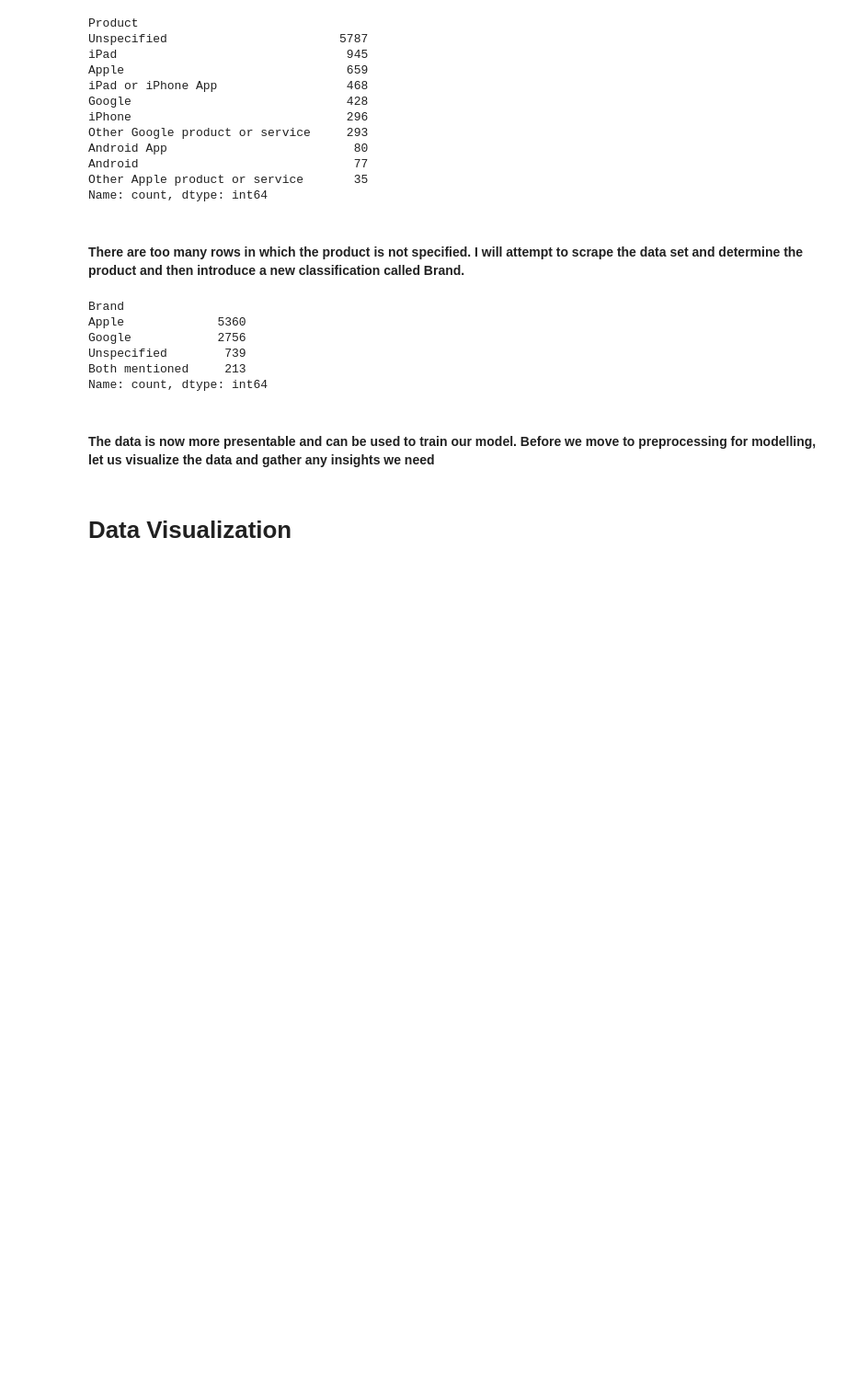
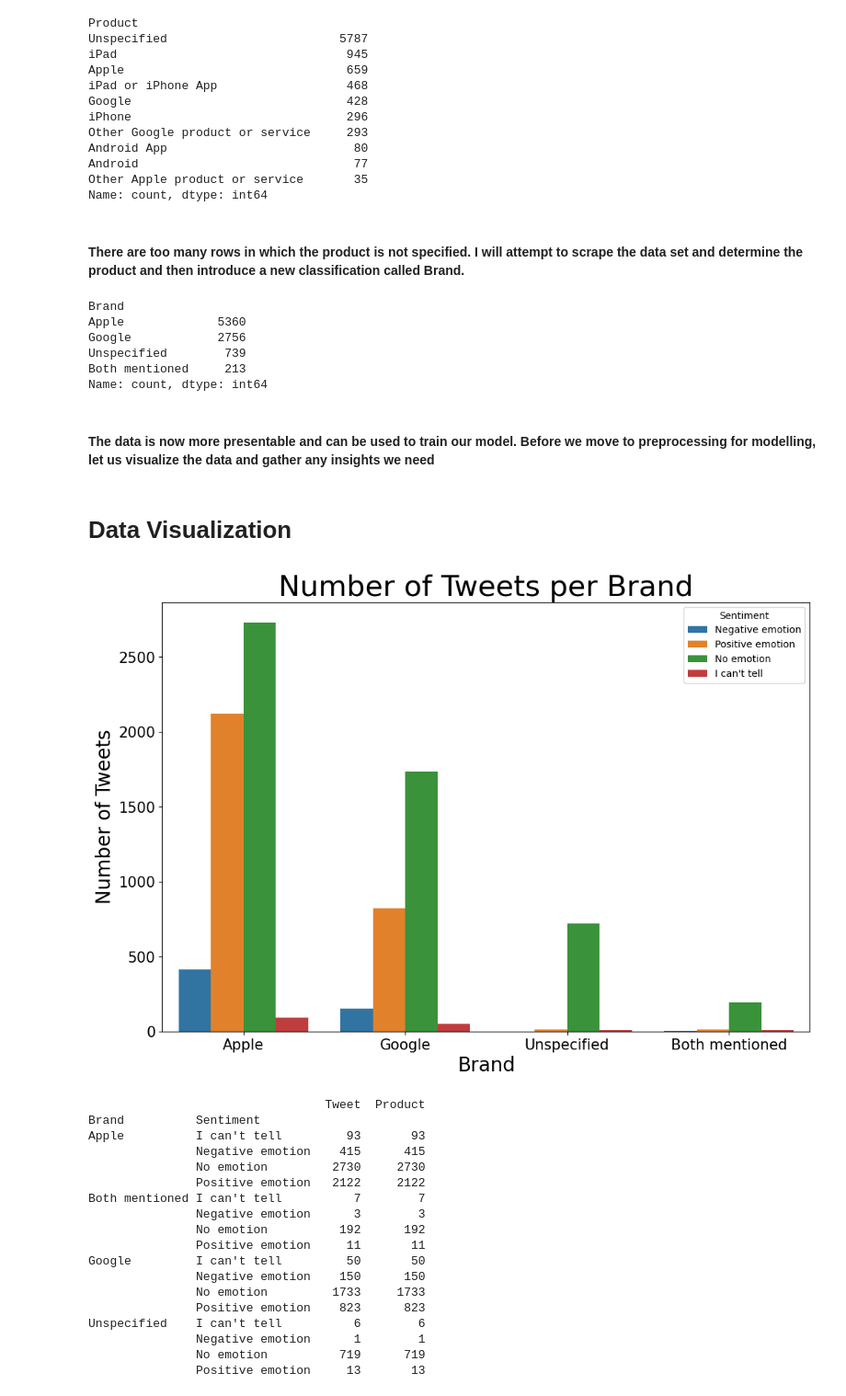
Before and after one commit to papyrusleaf/TweetSentimentAnalysis, a Jupyter notebook: TweetSentimentAnalysis.ipynb, the cells around one changed output. Shown at 92% size. Cells and saved outputs as stored; diff of their text form; code cells hidden in the pictures; blank space fills up the shorter version.

```diff
--- a/TweetSentimentAnalysis.ipynb
+++ b/TweetSentimentAnalysis.ipynb
@@ -336,3 +341,42 @@ Name: count, dtype: int64
 #### The data is now more presentable and can be used to train our model. Before we move to preprocessing for modelling, let us visualize the data and gather any insights we need
 # %% [markdown]
 # Data Visualization
+# %%
+def countplot(df, col, hue=None, rotation=None):
+
+    fig, ax = plt.subplots(figsize=(12,8))
+    sns.countplot(data = df, x = col, hue = hue, order = df[col].value_counts().index)
+    ax.set_xticklabels(labels = ax.get_xticklabels(), rotation= rotation, fontsize = 15)
+    ax.set_xlabel(xlabel = col, fontsize = 20)
+    ax.tick_params(axis='y', which='major', labelsize=15)
+    ax.set_ylabel(ylabel = "Number of Tweets", fontsize = 20)
+    ax.set_title(f"Number of Tweets per {col}", fontsize = 30)
+    plt.show()
+# %%
+# Rephrase "No emotion towards brand or product" to "No emotion"
+df["Sentiment"] = df["Sentiment"].replace("No emotion toward brand or product", "No emotion")
+# %%
+countplot(df, "Brand", hue = "Sentiment")
+# Display this information quantitatively in a table
+grouped = df.groupby(["Brand", "Sentiment"]).count()
+print(grouped)
+# %% [output]
+[figure, added]
+                                 Tweet  Product
+Brand          Sentiment
+Apple          I can't tell         93       93
+               Negative emotion    415      415
+               No emotion         2730     2730
+               Positive emotion   2122     2122
+Both mentioned I can't tell          7        7
+               Negative emotion      3        3
+               No emotion          192      192
+               Positive emotion     11       11
+Google         I can't tell         50       50
+               Negative emotion    150      150
+               No emotion         1733     1733
+               Positive emotion    823      823
+Unspecified    I can't tell          6        6
+               Negative emotion      1        1
+               No emotion          719      719
+               Positive emotion     13       13
```
Also changed, not shown: parts of 14 cells of this notebook.
